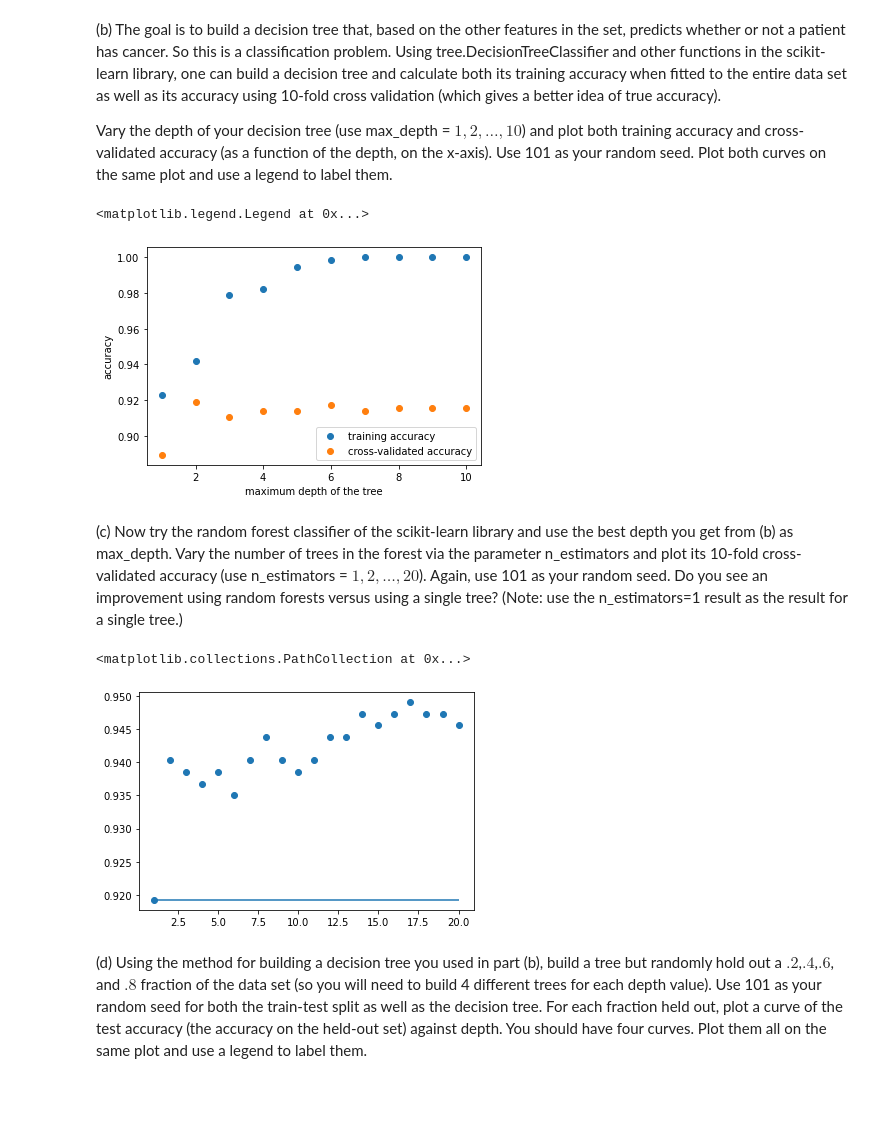
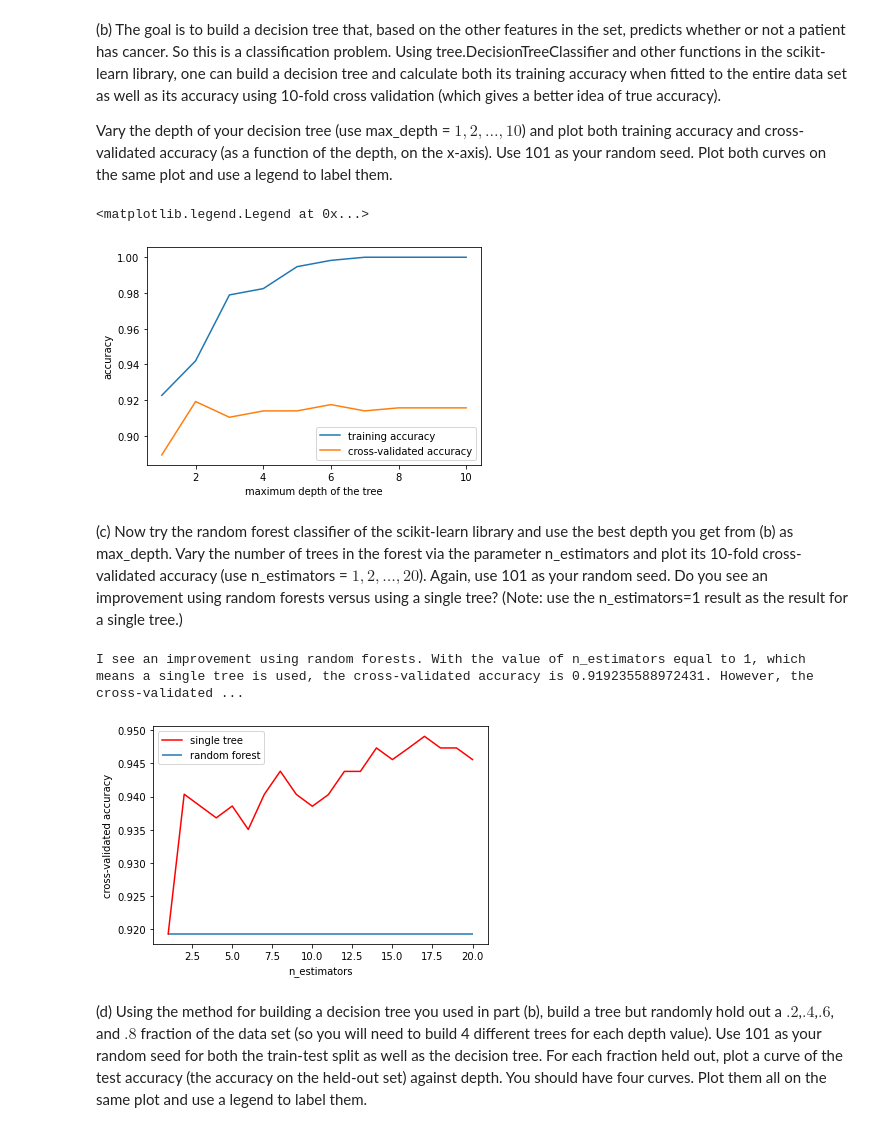
Before and after one commit to harang90/homework0, a Jupyter notebook: hw1_answers.ipynb, the cells around one changed output. Cells and saved outputs as stored; diff of their text form; code cells hidden in the pictures; blank space fills up the shorter version.

```diff
--- a/hw1_answers.ipynb
+++ b/hw1_answers.ipynb
@@ -46,14 +46,14 @@ for i in max_depth_range:
     train_accuracy.append(dtc.score(X, y))
     cvalid_accuracy.append(np.mean(cross_val_score(dtc, X, y, cv=10)))
 
-plt.scatter(max_depth_range, train_accuracy)
-plt.scatter(max_depth_range, cvalid_accuracy)
+plt.plot(max_depth_range, train_accuracy)
+plt.plot(max_depth_range, cvalid_accuracy)
 plt.xlabel('maximum depth of the tree')
 plt.ylabel('accuracy')
 plt.legend(('training accuracy', 'cross-validated accuracy'))
 # %% [output]
 <matplotlib.legend.Legend at 0x...>
-[figure, old version]
+[figure, new version]
 # %% [markdown]
 (c) Now try the random forest classifier of the scikit-learn library and use the best
 depth you get from (b) as max_depth. Vary the number of trees in the forest via the parameter
@@ -62,17 +62,20 @@ Again, use 101 as your random seed. Do you see an improvement using random fores
 using a single tree? (Note: use the n_estimators=1 result as the result for a single tree.)
 # %%
 max_depth_chosen = np.argmax(cvalid_accuracy) + 1
-max_cvalid_accuracy = np.max(cvalid_accuracy)
 n_estimators_range = range(1,21)
 cvalid_accuracy_random = []
 for i in n_estimators_range:
     rfc = ensemble.RandomForestClassifier(n_estimators = i, max_depth = max_depth_chosen, random_state=101)
     cvalid_accuracy_random.append(np.mean(cross_val_score(rfc, X, y, cv=10)))
-plt.hlines(max_cvalid_accuracy, xmin = 1, xmax = 20)
-plt.scatter(n_estimators_range, cvalid_accuracy_random)
+plt.hlines(cvalid_accuracy_random[0], xmin = 1, xmax = 20)
+plt.plot(n_estimators_range, cvalid_accuracy_random, color='r')
+plt.legend(['single tree', 'random forest'])
+plt.xlabel('n_estimators')
+plt.ylabel('cross-validated accuracy')
+print(f'I see an improvement using random forests. With the value of n_estimators equal to 1, which means a single tree is used, the cross-validated accuracy is {cvalid_accuracy_random[0]}. However, the cross-validated accuracy increases to {np.max(cvalid_accuracy_random)}, with the value n_estimators equal to {np.argmax(cvalid_accuracy_random) + 1}, which means random forest is used.')
 # %% [output]
-<matplotlib.collections.PathCollection at 0x...>
+I see an improvement using random forests. With the value of n_estimators equal to 1, which means a single tree is used, the cross-validated accuracy is 0.919235588972431. However, the cross-validated ...
-[figure, old version]
+[figure, new version]
 # %% [markdown]
 (d) Using the method for building a decision tree you used in part (b), build a tree
 but randomly hold out a $.2$,$.4$,$.6$, and $.8$ fraction of the data set (so you
```
Also changed, not shown: parts of 1 cell of this notebook.
